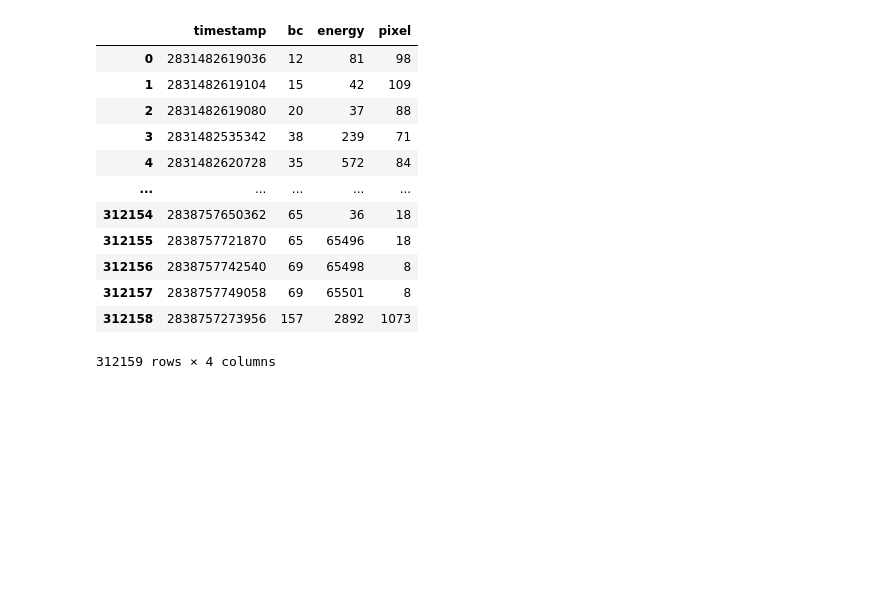
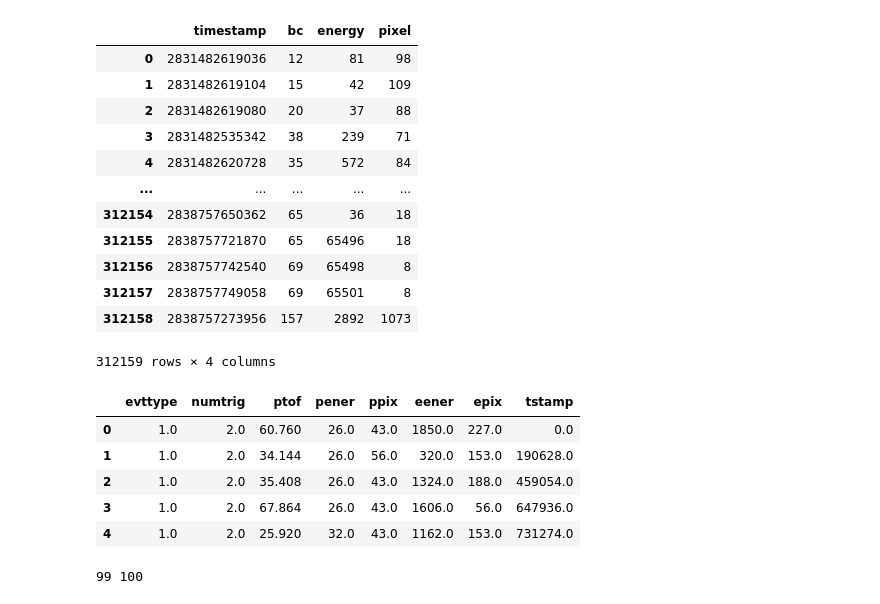
Before and after one commit to hiteshvvr/nabonlineviewer, a Jupyter notebook: DemonstrationNotebook.ipynb, the cells around one changed output. Drawn from its saved outputs; the diff is of its cells as text; code cells hidden in the pictures; blank space fills up the shorter version.

```diff
--- a/DemonstrationNotebook.ipynb
+++ b/DemonstrationNotebook.ipynb
@@ -510,0 +538,17 @@ run.triggers().triggers()
+# %%
+events = run.eventFile().getevents()
+# %%
+import numpy as np
+import pandas as pd
+df = get_coinc_df(events)
+# %%
+df['tstamp'] = df.tstamp - df.tstamp.min()
+df.head()
+# df.tstamp.min()
+# %% [output]
+|  | evttype | numtrig | ptof | pener | ppix | eener | epix | tstamp |
+| 0 | 1.0 | 2.0 | 60.760 | 26.0 | 43.0 | 1850.0 | 227.0 | 0.0 |
+| 1 | 1.0 | 2.0 | 34.144 | 26.0 | 56.0 | 320.0 | 153.0 | 190628.0 |
+| 2 | 1.0 | 2.0 | 35.408 | 26.0 | 43.0 | 1324.0 | 188.0 | 459054.0 |
+| 3 | 1.0 | 2.0 | 67.864 | 26.0 | 43.0 | 1606.0 | 56.0 | 647936.0 |
+| 4 | 1.0 | 2.0 | 25.920 | 32.0 | 43.0 | 1162.0 | 153.0 | 731274.0 |
@@ -510,0 +558,6 @@ run.triggers().triggers()
+# %%
+# data['tstamp']
+# data.to_numpy()
+print(len(data), len(tbin))
+# %% [output]
+99 100
```
Also changed, not shown: parts of 10 cells of this notebook, 4 other files.
